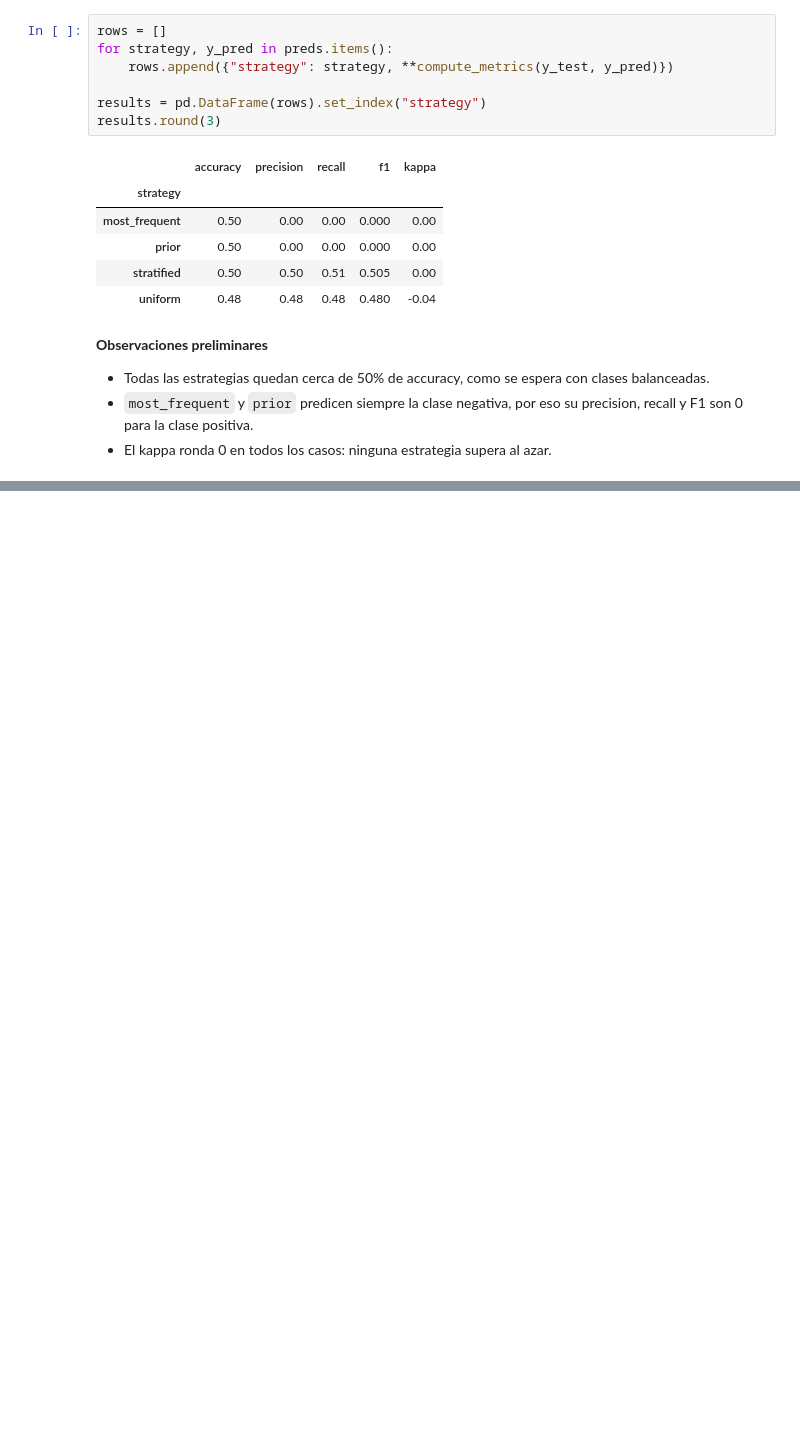
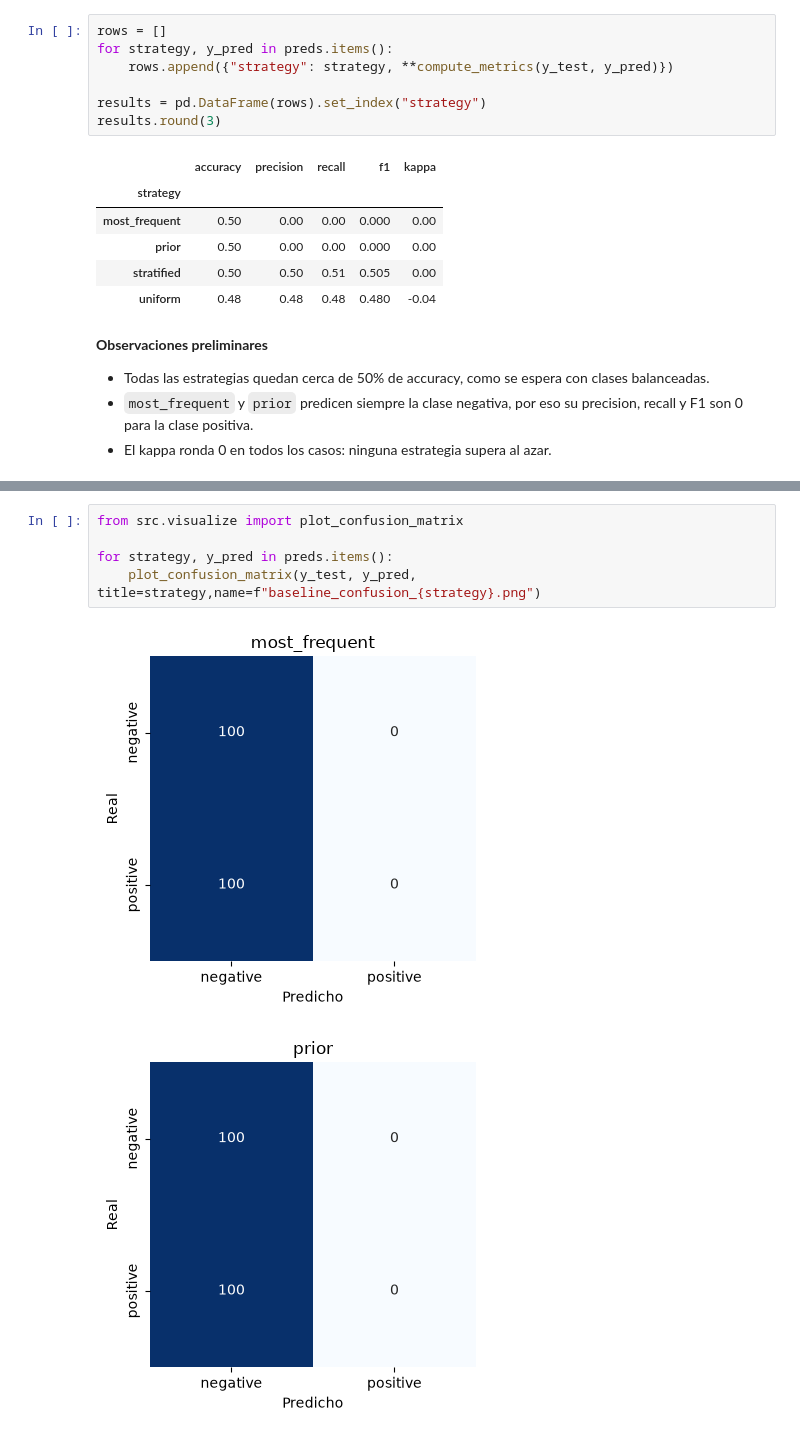
Before and after one commit to MissyMilaS/CED-III-IT2-JMChildrens, a Jupyter notebook: notebooks/02_baseline_model.ipynb, the cells around one changed output, grey strips where cells are left out. Drawn from its saved outputs; the diff is of its cells as text; blank space fills up the shorter version.

Commit message:
Add/baseline_confusion_matrix

```diff
--- a/notebooks/02_baseline_model.ipynb
+++ b/notebooks/02_baseline_model.ipynb
@@ -91,0 +97,8 @@ results.round(3)
+# %%
+from src.visualize import plot_confusion_matrix
+
+for strategy, y_pred in preds.items():
+    plot_confusion_matrix(y_test, y_pred, title=strategy,name=f"baseline_confusion_{strategy}.png")
+# %% [output]
+[figure, added]
+[figure, added]
```
Also changed, not shown: parts of 2 cells of this notebook, 4 other files.
